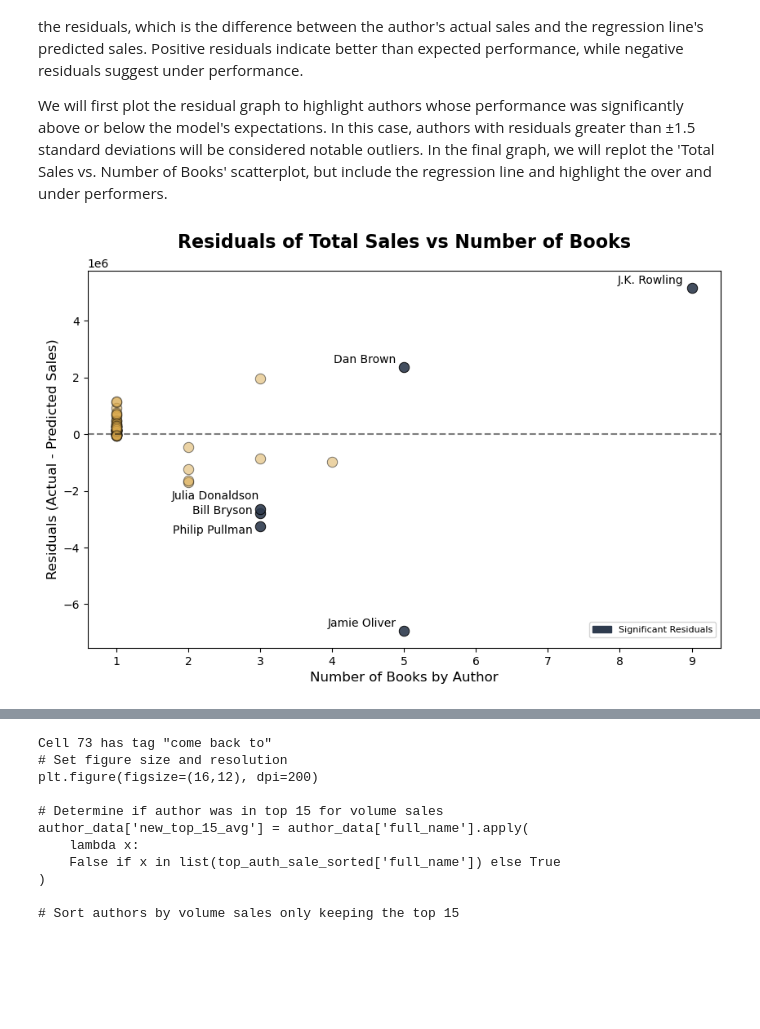
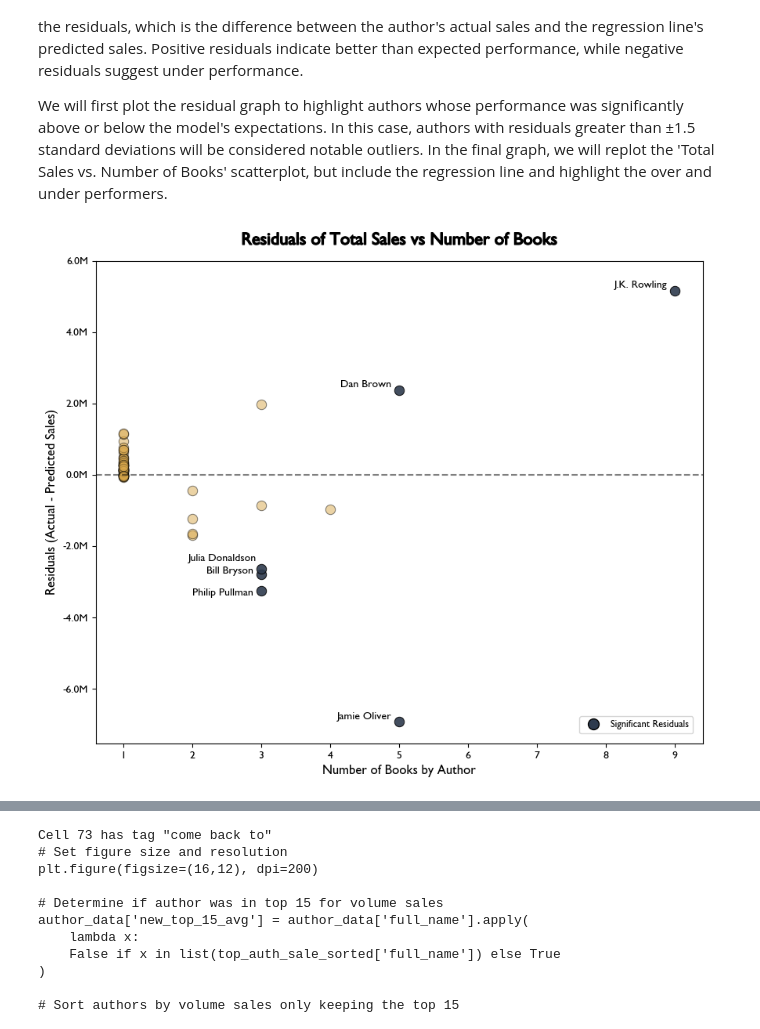
Before and after one commit to shayb319/best_selling_books, a Jupyter notebook: best_selling_books.ipynb, the cells around one changed output, grey strips where cells are left out. Cells and saved outputs as stored; diff of their text form; code cells hidden in the pictures; blank space fills up the shorter version.

```diff
--- a/best_selling_books.ipynb
+++ b/best_selling_books.ipynb
@@ -44,0 +49,5 @@ from adjustText import adjust_text
+# %%
+# Set global font, DPI, and Seaborn style
+plt.rcParams['font.family'] = 'Gill Sans'
+plt.rcParams['figure.dpi'] = 200
+sns.set_style("whitegrid")
@@ -913,18 +1052,18 @@ To demonstrate this, we will fit a linear regression model, which will predict t
 We will first plot the residual graph to highlight authors whose performance was significantly above or below the model's expectations. In this case, authors with residuals greater than ±1.5 standard deviations will be considered notable outliers. In the final graph, we will replot the 'Total Sales vs. Number of Books' scatterplot, but include the regression line and highlight the over and under performers.
 # %%
 # Get feature and target variables
-X = author_data['num_books']
+X = author_data[['num_books']]
 y = author_data['volume_sales']
-
-#X = sm.add_constant(X)
 
 # Fit regression model
 model = LinearRegression().fit(X, y)
 
 # Get predicted values
-x_extended = np.linspace(0, 10, 100)
 author_data['predicted_sales'] = model.predict(X)
-y_predicted = model.predict(X_extended.reshape(-1, 1))
+
+# Prepare values for extended regression line
+x_extended = pd.DataFrame({'num_books': range(0, 12)})
+y_extended = model.predict(x_extended)
 
 # Calculate residuals
 author_data['residuals'] = (
@@ -940,7 +1079,7 @@ author_data['resid_significant'] = author_data['abs_val_resid'].apply(
 )
 # %%
 # Set figure size and resolution
-fig, resid_scatter = plt.subplots(figsize=(10, 6))
+fig, resid_scatter = plt.subplots(figsize=(10, 8))
 
 # Palette for significant values
 palette = {True: classic_palette[0], False: classic_palette[2]}
@@ -967,6 +1106,13 @@ for residual_category in author_data['resid_significant'].unique():
 # Plot vertical baseline where y = 0
 resid_scatter.axhline(y=0, color='black', linestyle='--', alpha=0.5)
 
+# Format y-axis in millions
+resid_scatter.yaxis.set_major_formatter(
+    mticker.FuncFormatter(millions_formatter)
+)
+resid_scatter.set_ylim(ymax=6e6)
+resid_scatter.yaxis.set_major_locator(mticker.MultipleLocator(2e6))
+
 # Annotate author's names
 annotations = []
 for index, row in author_data[author_data.resid_significant].iterrows():
@@ -974,40 +1120,51 @@ for index, row in author_data[author_data.resid_significant].iterrows():
         plt.text(
             row['num_books'] - 0.1,
             row['residuals'],
             row['full_name'],
             fontsize=10,
             ha='right',
         )
     )
 
 # Adjust text to avoid overlapping
 adjust_text(annotations)
 
 # Set title and labels
-resid_scatter.set_title(
+title = resid_scatter.set_title(
     'Residuals of Total Sales vs Number of Books',
     fontsize=16,
     fontweight='bold',
-    pad=20,
+    pad=15,
+)
+title.set_path_effects(
+    [path_effects.withStroke(linewidth=1, foreground='black')]
 )
 resid_scatter.set_xlabel('Number of Books by Author', fontsize=12)
 resid_scatter.set_ylabel(
     'Residuals (Actual - Predicted Sales)', fontsize=12
 )
 
-# Label legend
-legend_patches = [
-    mpatches.Patch(
-        color=classic_palette[0], label='Significant Residuals'
+# Customize legend
+custom_legend = [
+    plt.Line2D(
+        [0],
+        [0],
+        marker='o',
+        color='w',
+        label='Significant Residuals',
+        markerfacecolor=palette[True],
+        markersize=10,
+        markeredgecolor='black',
     )
 ]
 resid_scatter.legend(
-    handles=legend_patches,
+    handles=custom_legend,
     loc='lower right',
-    bbox_to_anchor=(1.0, 0.015),
-    fontsize=8,
+    bbox_to_anchor=(1, 0),
+    borderaxespad=1,
+    fontsize=9,
 )
 
 plt.show()
 # %% [output]
-[figure, old version]
+[figure, new version]
```
Also changed, not shown: parts of 38 cells of this notebook.
